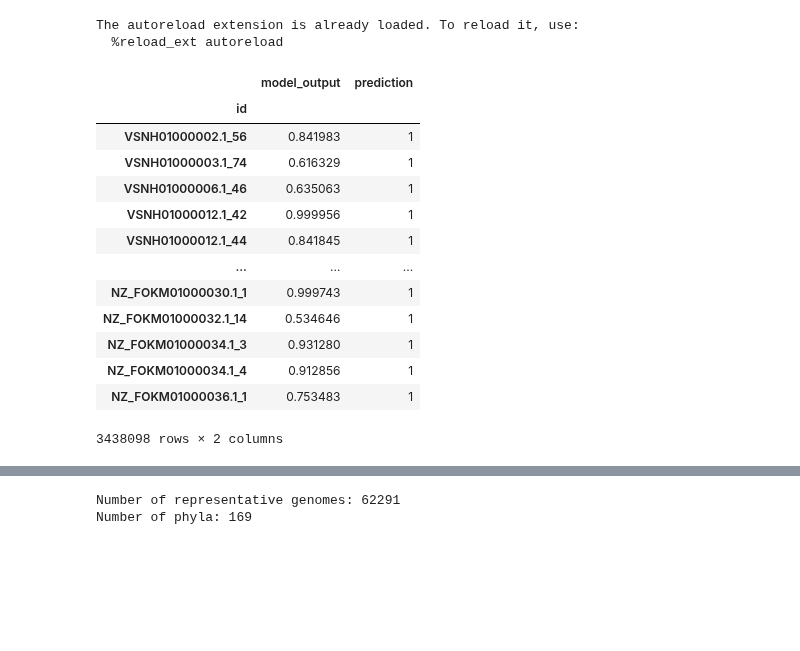
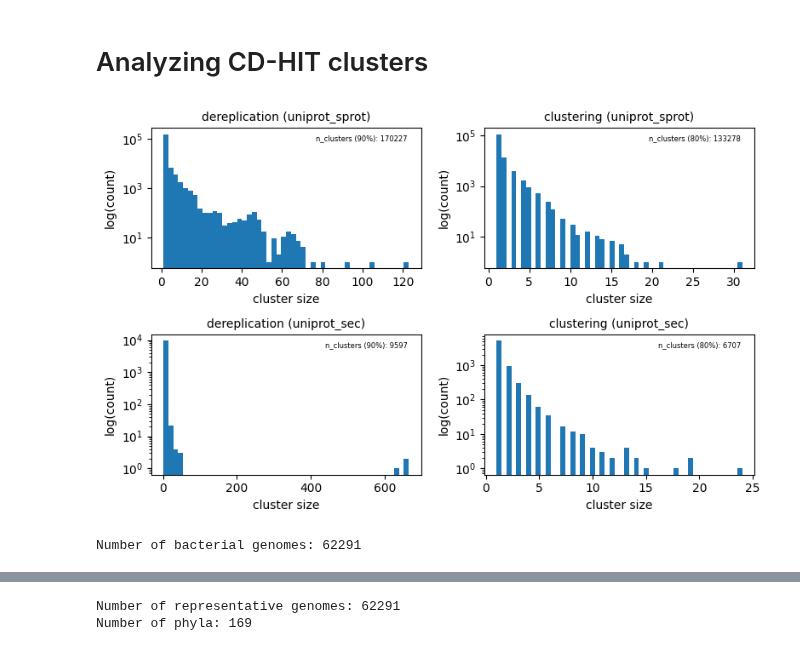
Before and after one commit to pipparichter/selenobot, a Jupyter notebook: notebooks/sandbox.ipynb, the cells around one changed output, grey strips where cells are left out. Saved outputs shown, nothing was run; the diff lists cells and outputs as text; code cells hidden in the pictures; blank space fills up the shorter version.

```diff
--- a/notebooks/sandbox.ipynb
+++ b/notebooks/sandbox.ipynb
@@ -29,28 +29,47 @@ import re
 
 # Define some important directories...
 ROOT_DIR = '..'
-RESULTS_DIR = os.path.join(ROOT_DIR, 'results') # Get the path where results are stored.
+VAL_DIR = os.path.join(ROOT_DIR, 'results') # Get the path where results are stored.
 MODELS_DIR = os.path.join(ROOT_DIR, 'models')
 DATA_DIR = os.path.join(ROOT_DIR, 'data') # Get the path where results are stored.
+VAL_DIR = os.path.join(DATA_DIR, 'validation')
 SCRIPTS_DIR = os.path.join(ROOT_DIR, 'scripts') # Get the path where results are stored.
-# %% [output]
-The autoreload extension is already loaded. To reload it, use:
-  %reload_ext autoreload
-# %%
-gtdb_predictions_df = pd.read_csv(os.path.join(RESULTS_DIR, 'gtdb_predictions.csv'), index_col=0)
-gtdb_predictions_df
-# %% [output]
-|  | model_output | prediction |
-| id |  |  |
-| VSNH01000002.1_56 | 0.841983 | 1 |
-| VSNH01000003.1_74 | 0.616329 | 1 |
-| VSNH01000006.1_46 | 0.635063 | 1 |
-| VSNH01000012.1_42 | 0.999956 | 1 |
-| VSNH01000012.1_44 | 0.841845 | 1 |
-| ... | ... | ... |
-| NZ_FOKM01000030.1_1 | 0.999743 | 1 |
-| NZ_FOKM01000032.1_14 | 0.534646 | 1 |
-| NZ_FOKM01000034.1_3 | 0.931280 | 1 |
-| NZ_FOKM01000034.1_4 | 0.912856 | 1 |
-| NZ_FOKM01000036.1_1 | 0.753483 | 1 |
-3438098 rows × 2 columns
+# %% [markdown]
+# Analyzing CD-HIT clusters
+# %%
+fig, axes = plt.subplots(nrows=2, ncols=2, figsize=(8, 5))
+
+for (left_ax, right_ax), name in zip(axes, ['uniprot_sprot', 'uniprot_sec']):
+    dereplicated_df = ClstrFile(os.path.join(DATA_DIR, f'dereplicate_{name}.clstr')).to_df(reps_only=False) # Load in everything, not just the replicates.
+    clustered_df = ClstrFile(os.path.join(DATA_DIR, f'cluster_{name}.clstr')).to_df(reps_only=False) # Load in everything, not just the replicates.
+
+    dereplicated_cluster_sizes = dereplicated_df.groupby('cluster').apply(len).values
+    clustered_cluster_sizes = clustered_df.groupby('cluster').apply(len).values
+
+    left_ax.hist(dereplicated_cluster_sizes, bins=50)
+    right_ax.hist(clustered_cluster_sizes, bins=50)
+
+    kwargs = {'horizontalalignment':'right', 'verticalalignment':'top', 'fontsize':6}
+    left_ax.text(0.95, 0.95, f'n_clusters (90%): {len(dereplicated_df.groupby('cluster'))}', transform=left_ax.transAxes, **kwargs)
+    right_ax.text(0.95, 0.95, f'n_clusters (80%): {len(clustered_df.groupby('cluster'))}', transform=right_ax.transAxes, **kwargs)
+
+    left_ax.set_title(f'dereplication ({name})', fontsize=10)
+    right_ax.set_title(f'clustering ({name})', fontsize=10)
+    for ax in [left_ax, right_ax]:
+        ax.set_yscale('log')
+        ax.set_ylabel('log(count)')
+        ax.set_xlabel('cluster size')
+
+plt.tight_layout()
+plt.show()
+# %% [output]
+[figure, added]
+# %%
+bacteria_metadata_df = pd.read_csv(os.path.join(DATA_DIR, 'validation', 'bac120_metadata_r207.tsv'), sep='\t')
+# Only want to deal with the representatives...
+bacteria_metadata_df = bacteria_metadata_df[bacteria_metadata_df.gtdb_representative == 't']
+bacteria_genome_ids = bacteria_metadata_df.accession.values.tolist()
+bacteria_genome_ids = [genome_id.replace('GB_', '').replace('RS_', '') for genome_id in bacteria_genome_ids] # Remove prefixes...
+print('Number of bacterial genomes:', len(bacteria_genome_ids))
+# %% [output]
+Number of bacterial genomes: 62291
```
Also changed, not shown: parts of 14 cells of this notebook, 7 other files.
